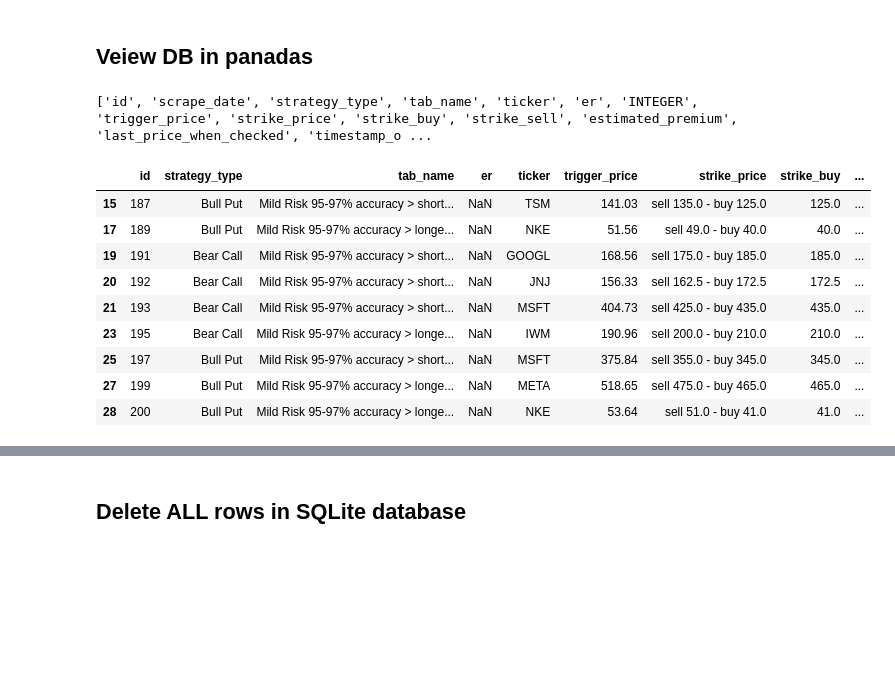
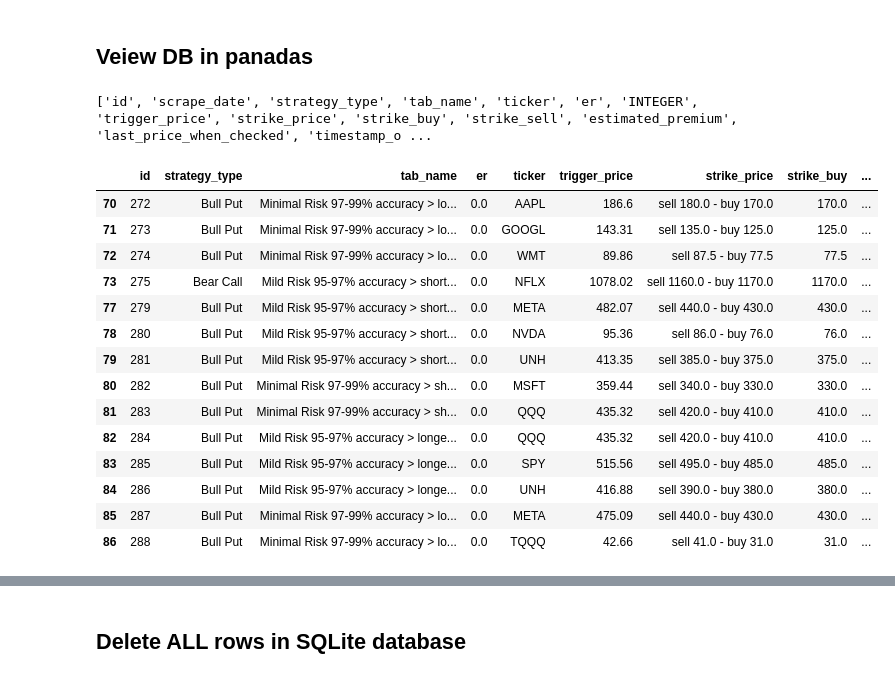
Before and after one commit to cd205/optcom, a Jupyter notebook: database/database_manual_utility_functions.ipynb, the cells around one changed output, grey strips where cells are left out. Cells and saved outputs as stored; diff of their text form; code cells hidden in the pictures; blank space fills up the shorter version.

```diff
--- a/database/database_manual_utility_functions.ipynb
+++ b/database/database_manual_utility_functions.ipynb
@@ -3,24 +3,29 @@
 # %%
 import sqlite3
 import pandas as pd
 
 dat = sqlite3.connect('option_strategies.db')
 query = dat.execute("SELECT * From option_strategies")
 cols = [column[0] for column in query.description]
 print(cols)
 results= pd.DataFrame.from_records(data = query.fetchall(), columns = cols)
 res = results[(results['ticker']!='None')]
 res[['id', 'strategy_type', 'tab_name', 'er', 'ticker','trigger_price', 'strike_price', 'strike_buy','strike_sell','estimated_premium', 'last_price_when_checked',
-         'timestamp_of_price_when_last_checked','scrape_date', 'timestamp_of_trigger','strategy_status', 'price_when_triggered', 'price_when_order_placed','premium_when_last_checked']].tail(9)
+         'timestamp_of_price_when_last_checked','scrape_date', 'timestamp_of_trigger','strategy_status', 'price_when_triggered', 'price_when_order_placed','premium_when_last_checked']].tail(14)
 # %% [output]
 ['id', 'scrape_date', 'strategy_type', 'tab_name', 'ticker', 'er', 'INTEGER', 'trigger_price', 'strike_price', 'strike_buy', 'strike_sell', 'estimated_premium', 'last_price_when_checked', 'timestamp_o ...
 |  | id | strategy_type | tab_name | er | ticker | trigger_price | strike_price | strike_buy | ... |
-| 15 | 187 | Bull Put | Mild Risk 95-97% accuracy > short... | NaN | TSM | 141.03 | sell 135.0 - buy 125.0 | 125.0 | ... |
-| 17 | 189 | Bull Put | Mild Risk 95-97% accuracy > longe... | NaN | NKE | 51.56 | sell 49.0 - buy 40.0 | 40.0 | ... |
-| 19 | 191 | Bear Call | Mild Risk 95-97% accuracy > short... | NaN | GOOGL | 168.56 | sell 175.0 - buy 185.0 | 185.0 | ... |
-| 20 | 192 | Bear Call | Mild Risk 95-97% accuracy > short... | NaN | JNJ | 156.33 | sell 162.5 - buy 172.5 | 172.5 | ... |
-| 21 | 193 | Bear Call | Mild Risk 95-97% accuracy > short... | NaN | MSFT | 404.73 | sell 425.0 - buy 435.0 | 435.0 | ... |
-| 23 | 195 | Bear Call | Mild Risk 95-97% accuracy > longe... | NaN | IWM | 190.96 | sell 200.0 - buy 210.0 | 210.0 | ... |
-| 25 | 197 | Bull Put | Mild Risk 95-97% accuracy > short... | NaN | MSFT | 375.84 | sell 355.0 - buy 345.0 | 345.0 | ... |
-| 27 | 199 | Bull Put | Mild Risk 95-97% accuracy > longe... | NaN | META | 518.65 | sell 475.0 - buy 465.0 | 465.0 | ... |
-| 28 | 200 | Bull Put | Mild Risk 95-97% accuracy > longe... | NaN | NKE | 53.64 | sell 51.0 - buy 41.0 | 41.0 | ... |
+| 70 | 272 | Bull Put | Minimal Risk 97-99% accuracy > lo... | 0.0 | AAPL | 186.6 | sell 180.0 - buy 170.0 | 170.0 | ... |
+| 71 | 273 | Bull Put | Minimal Risk 97-99% accuracy > lo... | 0.0 | GOOGL | 143.31 | sell 135.0 - buy 125.0 | 125.0 | ... |
+| 72 | 274 | Bull Put | Minimal Risk 97-99% accuracy > lo... | 0.0 | WMT | 89.86 | sell 87.5 - buy 77.5 | 77.5 | ... |
+| 73 | 275 | Bear Call | Mild Risk 95-97% accuracy > short... | 0.0 | NFLX | 1078.02 | sell 1160.0 - buy 1170.0 | 1170.0 | ... |
+| 77 | 279 | Bull Put | Mild Risk 95-97% accuracy > short... | 0.0 | META | 482.07 | sell 440.0 - buy 430.0 | 430.0 | ... |
+| 78 | 280 | Bull Put | Mild Risk 95-97% accuracy > short... | 0.0 | NVDA | 95.36 | sell 86.0 - buy 76.0 | 76.0 | ... |
+| 79 | 281 | Bull Put | Mild Risk 95-97% accuracy > short... | 0.0 | UNH | 413.35 | sell 385.0 - buy 375.0 | 375.0 | ... |
+| 80 | 282 | Bull Put | Minimal Risk 97-99% accuracy > sh... | 0.0 | MSFT | 359.44 | sell 340.0 - buy 330.0 | 330.0 | ... |
+| 81 | 283 | Bull Put | Minimal Risk 97-99% accuracy > sh... | 0.0 | QQQ | 435.32 | sell 420.0 - buy 410.0 | 410.0 | ... |
+| 82 | 284 | Bull Put | Mild Risk 95-97% accuracy > longe... | 0.0 | QQQ | 435.32 | sell 420.0 - buy 410.0 | 410.0 | ... |
+| 83 | 285 | Bull Put | Mild Risk 95-97% accuracy > longe... | 0.0 | SPY | 515.56 | sell 495.0 - buy 485.0 | 485.0 | ... |
+| 84 | 286 | Bull Put | Mild Risk 95-97% accuracy > longe... | 0.0 | UNH | 416.88 | sell 390.0 - buy 380.0 | 380.0 | ... |
+| 85 | 287 | Bull Put | Minimal Risk 97-99% accuracy > lo... | 0.0 | META | 475.09 | sell 440.0 - buy 430.0 | 430.0 | ... |
+| 86 | 288 | Bull Put | Minimal Risk 97-99% accuracy > lo... | 0.0 | TQQQ | 42.66 | sell 41.0 - buy 31.0 | 31.0 | ... |
```
Also changed, not shown: parts of 2 cells of this notebook, 5 other files.
